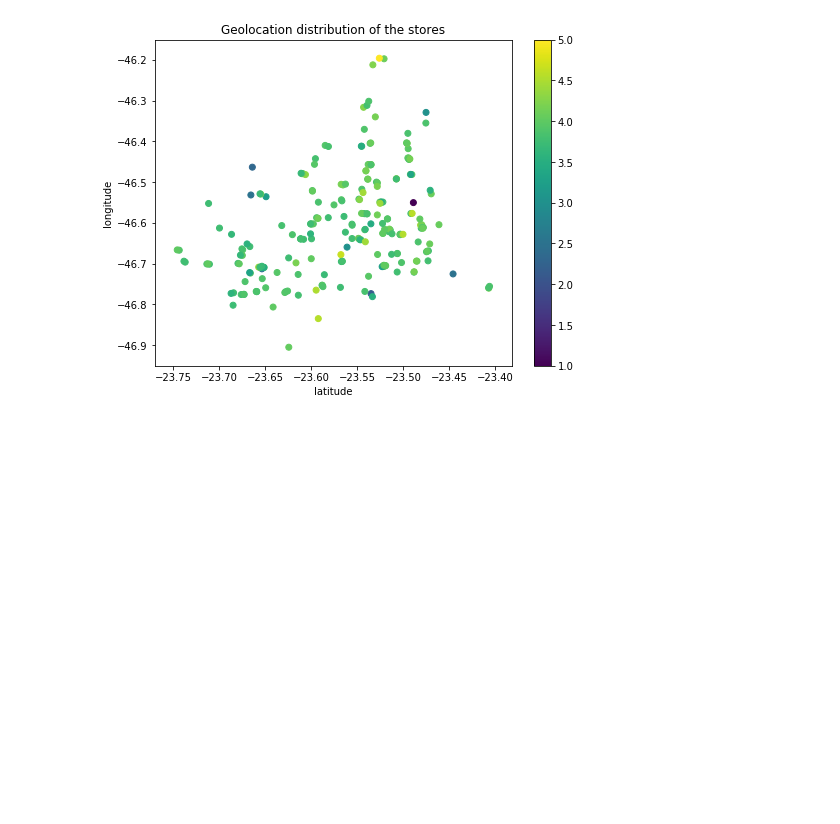
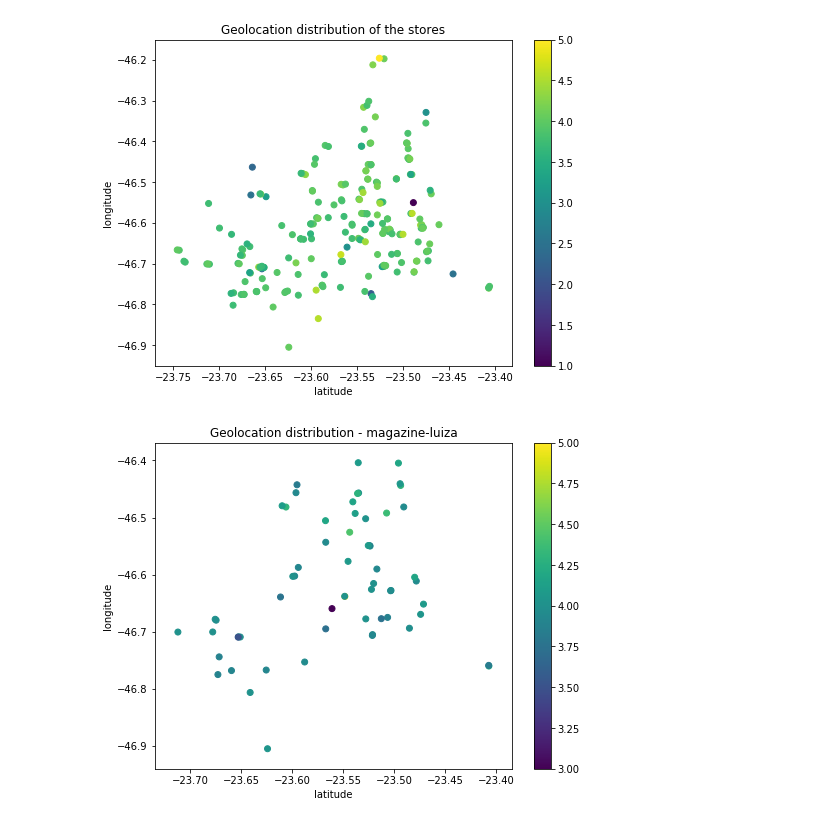
Before and after one commit to SPTime19/notebooks, a Jupyter notebook: EDA/Geo_Location Google Business.ipynb, the cells around one changed output. Drawn from its saved outputs; the diff is of its cells as text; code cells hidden in the pictures; blank space fills up the shorter version.

```diff
--- a/EDA/Geo_Location Google Business.ipynb
+++ b/EDA/Geo_Location Google Business.ipynb
@@ -383,3 +390,7 @@ def scatter_geo(store=''):
 scatter_geo()
 # %% [output]
 [figure]
+# %%
+scatter_geo('magazine-luiza')
+# %% [output]
+[figure, added]
```
Also changed, not shown: parts of 11 cells of this notebook.
